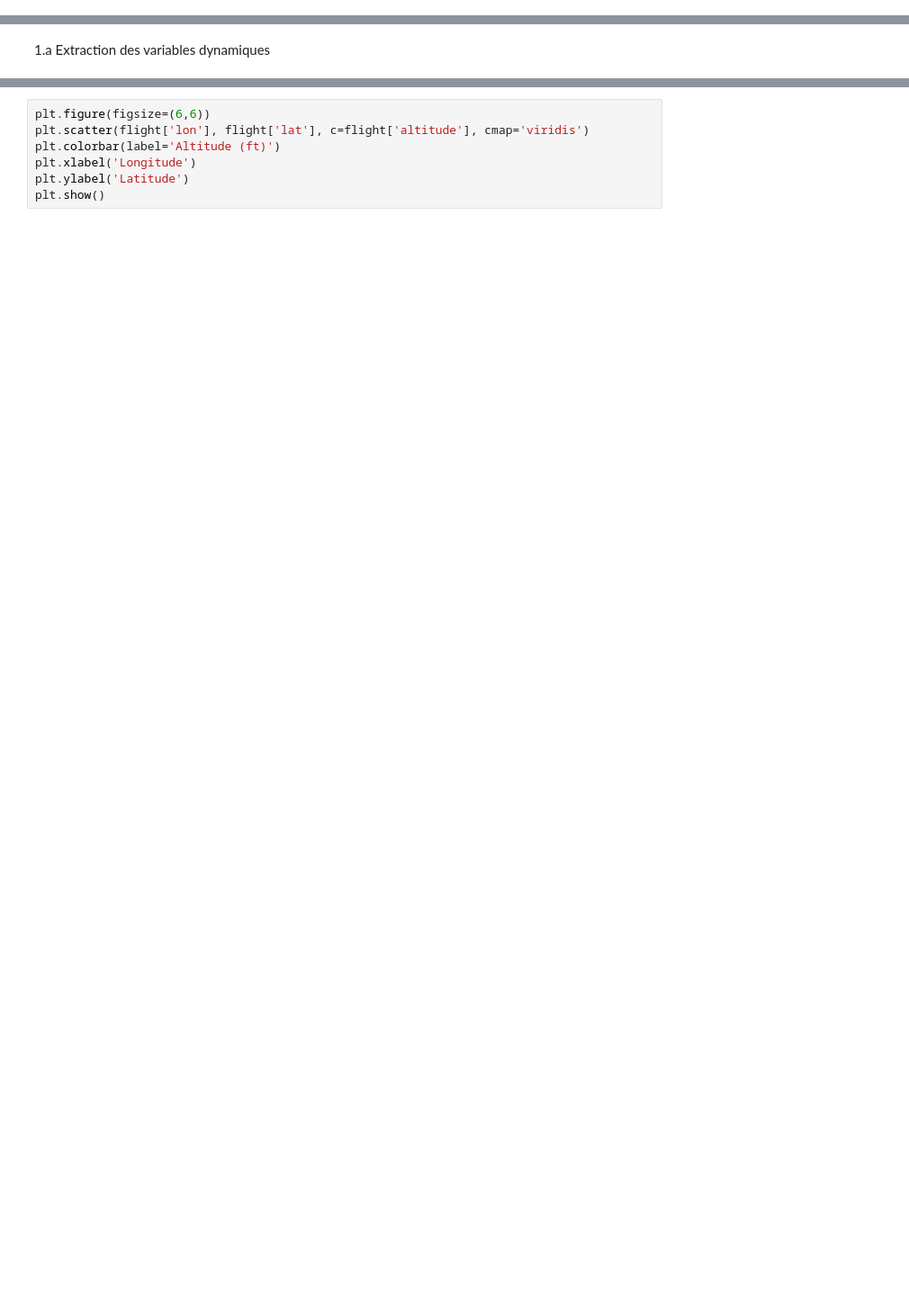
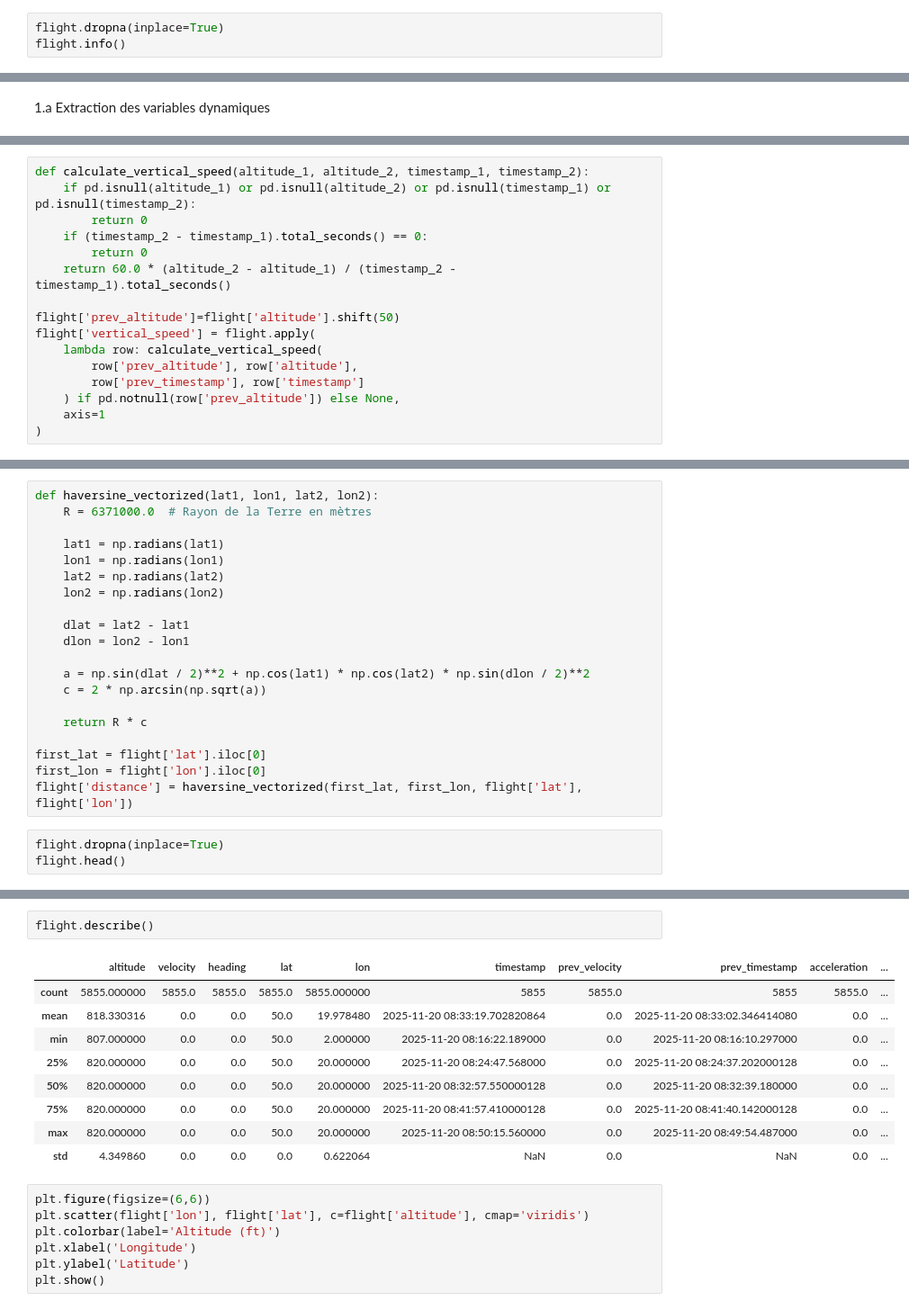
Before and after one commit to MGentieu/Data_analytics_aircraft_messages, a Jupyter notebook: GENTIEU_Martin_TP2.ipynb, the cells around one changed output, grey strips where cells are left out. Shown at 90% size. Saved outputs shown, nothing was run; the diff lists cells and outputs as text; blank space fills up the shorter version.

Commit message:
Création de variables dynamiques intéressantes, comme l'accélération, la variation de cap, la vitesse verticale et la distance parcourue

```diff
--- a/GENTIEU_Martin_TP2.ipynb
+++ b/GENTIEU_Martin_TP2.ipynb
@@ -254,0 +258,3 @@ flight.head(15)
+# %%
+flight.dropna(inplace=True)
+flight.info()
@@ -275,0 +344,16 @@ flight['acceleration'] = flight.apply(
+# %%
+def calculate_vertical_speed(altitude_1, altitude_2, timestamp_1, timestamp_2):
+    if pd.isnull(altitude_1) or pd.isnull(altitude_2) or pd.isnull(timestamp_1) or pd.isnull(timestamp_2):
+        return 0
+    if (timestamp_2 - timestamp_1).total_seconds() == 0:
+        return 0
+    return 60.0 * (altitude_2 - altitude_1) / (timestamp_2 - timestamp_1).total_seconds()
+
+flight['prev_altitude']=flight['altitude'].shift(50)
+flight['vertical_speed'] = flight.apply(
+    lambda row: calculate_vertical_speed(
+        row['prev_altitude'], row['altitude'],
+        row['prev_timestamp'], row['timestamp']
+    ) if pd.notnull(row['prev_altitude']) else None,
+    axis=1
+)
@@ -275,0 +382,23 @@ flight['acceleration'] = flight.apply(
+# %%
+def haversine_vectorized(lat1, lon1, lat2, lon2):
+    R = 6371000.0  # Rayon de la Terre en mètres
+
+    lat1 = np.radians(lat1)
+    lon1 = np.radians(lon1)
+    lat2 = np.radians(lat2)
+    lon2 = np.radians(lon2)
+
+    dlat = lat2 - lat1
+    dlon = lon2 - lon1
+
+    a = np.sin(dlat / 2)**2 + np.cos(lat1) * np.cos(lat2) * np.sin(dlon / 2)**2
+    c = 2 * np.arcsin(np.sqrt(a))
+
+    return R * c
+
+first_lat = flight['lat'].iloc[0]
+first_lon = flight['lon'].iloc[0]
+flight['distance'] = haversine_vectorized(first_lat, first_lon, flight['lat'], flight['lon'])
+# %%
+flight.dropna(inplace=True)
+flight.head()
@@ -276,3 +432,15 @@ flight['acceleration'] = flight.apply(
+# %%
+flight.describe()
+# %% [output]
+|  | altitude | velocity | heading | lat | lon | timestamp | prev_velocity | prev_timestamp | acceleration | ... |
+| count | 5855.000000 | 5855.0 | 5855.0 | 5855.0 | 5855.000000 | 5855 | 5855.0 | 5855 | 5855.0 | ... |
+| mean | 818.330316 | 0.0 | 0.0 | 50.0 | 19.978480 | 2025-11-20 08:33:19.702820864 | 0.0 | 2025-11-20 08:33:02.346414080 | 0.0 | ... |
+| min | 807.000000 | 0.0 | 0.0 | 50.0 | 2.000000 | 2025-11-20 08:16:22.189000 | 0.0 | 2025-11-20 08:16:10.297000 | 0.0 | ... |
+| 25% | 820.000000 | 0.0 | 0.0 | 50.0 | 20.000000 | 2025-11-20 08:24:47.568000 | 0.0 | 2025-11-20 08:24:37.202000128 | 0.0 | ... |
+| 50% | 820.000000 | 0.0 | 0.0 | 50.0 | 20.000000 | 2025-11-20 08:32:57.550000128 | 0.0 | 2025-11-20 08:32:39.180000 | 0.0 | ... |
+| 75% | 820.000000 | 0.0 | 0.0 | 50.0 | 20.000000 | 2025-11-20 08:41:57.410000128 | 0.0 | 2025-11-20 08:41:40.142000128 | 0.0 | ... |
+| max | 820.000000 | 0.0 | 0.0 | 50.0 | 20.000000 | 2025-11-20 08:50:15.560000 | 0.0 | 2025-11-20 08:49:54.487000 | 0.0 | ... |
+| std | 4.349860 | 0.0 | 0.0 | 0.0 | 0.622064 | NaN | 0.0 | NaN | 0.0 | ... |
 # %%
 plt.figure(figsize=(6,6))
 plt.scatter(flight['lon'], flight['lat'], c=flight['altitude'], cmap='viridis')
```
Also changed, not shown: parts of 15 cells of this notebook.
